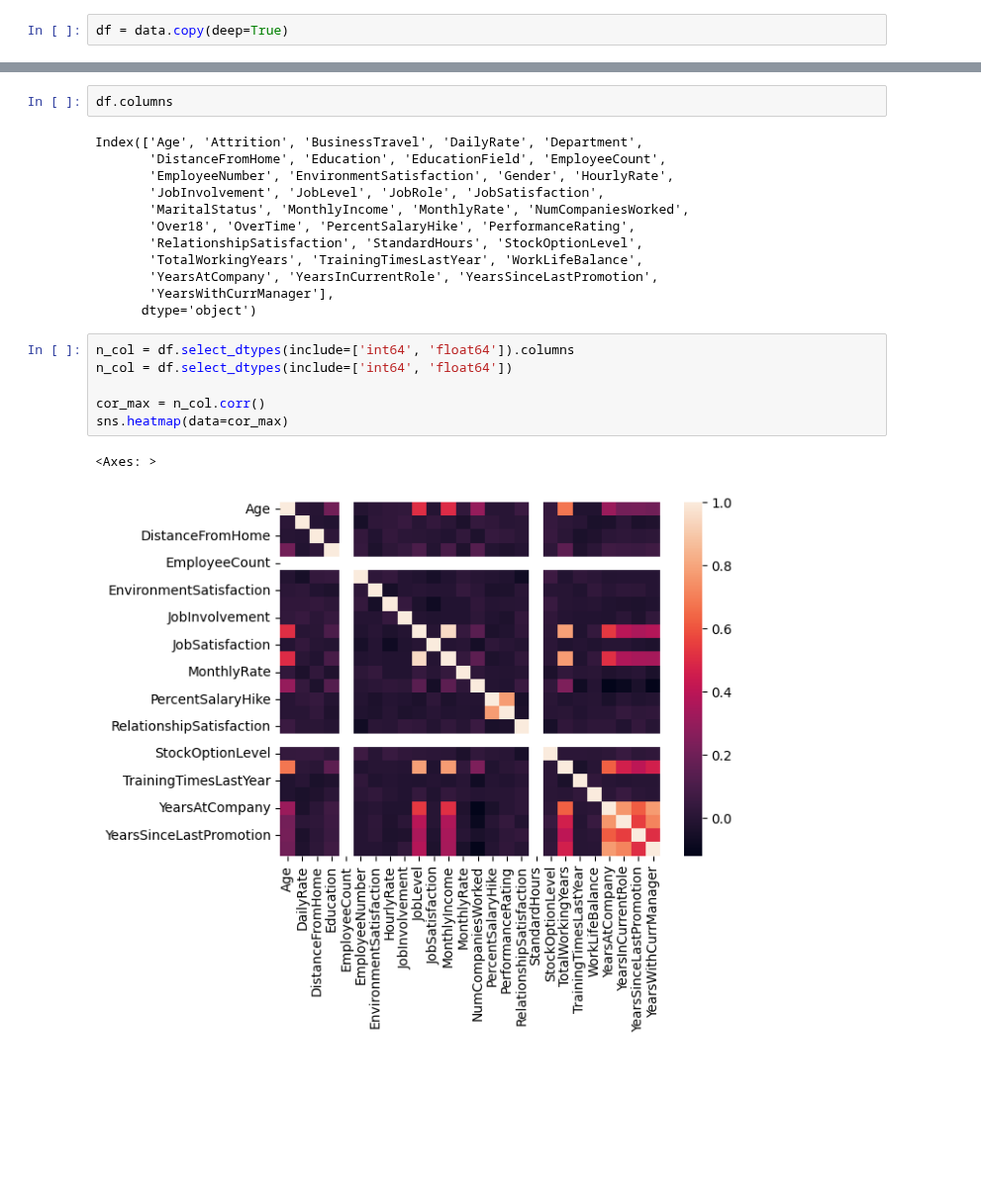
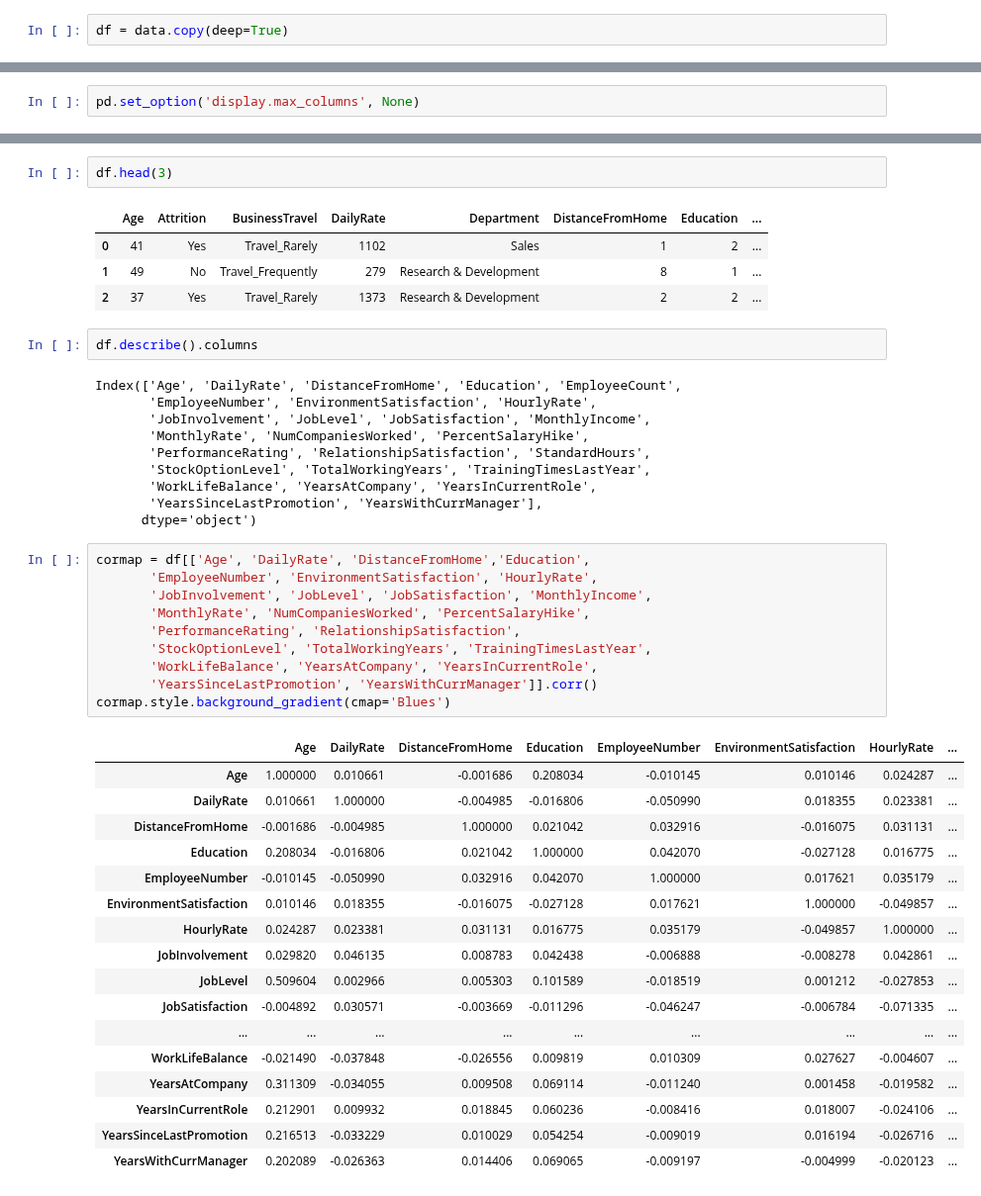
Before and after one commit to JOCRZ/Meriskill-Internship, a Jupyter notebook: Projects/Project3/M1Project3.ipynb, the cells around one changed output, grey strips where cells are left out. Shown at 99% size. Saved outputs shown, nothing was run; the diff lists cells and outputs as text; blank space fills up the shorter version.

Commit message:
from home

```diff
--- a/Projects/Project3/M1Project3.ipynb
+++ b/Projects/Project3/M1Project3.ipynb
@@ -8,0 +115,2 @@ df = data.copy(deep=True)
+# %%
+pd.set_option('display.max_columns', None)
@@ -9,23 +143,47 @@ df = data.copy(deep=True)
+# %%
+df.head(3)
+# %% [output]
+|  | Age | Attrition | BusinessTravel | DailyRate | Department | DistanceFromHome | Education | ... |
+| 0 | 41 | Yes | Travel_Rarely | 1102 | Sales | 1 | 2 | ... |
+| 1 | 49 | No | Travel_Frequently | 279 | Research & Development | 8 | 1 | ... |
+| 2 | 37 | Yes | Travel_Rarely | 1373 | Research & Development | 2 | 2 | ... |
 # %%
-df.columns
+df.describe().columns
 # %% [output]
-Index(['Age', 'Attrition', 'BusinessTravel', 'DailyRate', 'Department',
-       'DistanceFromHome', 'Education', 'EducationField', 'EmployeeCount',
-       'EmployeeNumber', 'EnvironmentSatisfaction', 'Gender', 'HourlyRate',
-       'JobInvolvement', 'JobLevel', 'JobRole', 'JobSatisfaction',
-       'MaritalStatus', 'MonthlyIncome', 'MonthlyRate', 'NumCompaniesWorked',
-       'Over18', 'OverTime', 'PercentSalaryHike', 'PerformanceRating',
-       'RelationshipSatisfaction', 'StandardHours', 'StockOptionLevel',
-       'TotalWorkingYears', 'TrainingTimesLastYear', 'WorkLifeBalance',
-       'YearsAtCompany', 'YearsInCurrentRole', 'YearsSinceLastPromotion',
-       'YearsWithCurrManager'],
+Index(['Age', 'DailyRate', 'DistanceFromHome', 'Education', 'EmployeeCount',
+       'EmployeeNumber', 'EnvironmentSatisfaction', 'HourlyRate',
+       'JobInvolvement', 'JobLevel', 'JobSatisfaction', 'MonthlyIncome',
+       'MonthlyRate', 'NumCompaniesWorked', 'PercentSalaryHike',
+       'PerformanceRating', 'RelationshipSatisfaction', 'StandardHours',
+       'StockOptionLevel', 'TotalWorkingYears', 'TrainingTimesLastYear',
+       'WorkLifeBalance', 'YearsAtCompany', 'YearsInCurrentRole',
+       'YearsSinceLastPromotion', 'YearsWithCurrManager'],
       dtype='object')
-# %%
-n_col = df.select_dtypes(include=['int64', 'float64']).columns
-n_col = df.select_dtypes(include=['int64', 'float64'])
-
-cor_max = n_col.corr()
-sns.heatmap(data=cor_max)
-# %% [output]
-<Axes: >
-[figure, removed]
+# %%
+cormap = df[['Age', 'DailyRate', 'DistanceFromHome','Education',
+       'EmployeeNumber', 'EnvironmentSatisfaction', 'HourlyRate',
+       'JobInvolvement', 'JobLevel', 'JobSatisfaction', 'MonthlyIncome',
+       'MonthlyRate', 'NumCompaniesWorked', 'PercentSalaryHike',
+       'PerformanceRating', 'RelationshipSatisfaction',
+       'StockOptionLevel', 'TotalWorkingYears', 'TrainingTimesLastYear',
+       'WorkLifeBalance', 'YearsAtCompany', 'YearsInCurrentRole',
+       'YearsSinceLastPromotion', 'YearsWithCurrManager']].corr()
+cormap.style.background_gradient(cmap='Blues')
+# %% [output]
+|  | Age | DailyRate | DistanceFromHome | Education | EmployeeNumber | EnvironmentSatisfaction | HourlyRate | ... |
+| Age | 1.000000 | 0.010661 | -0.001686 | 0.208034 | -0.010145 | 0.010146 | 0.024287 | ... |
+| DailyRate | 0.010661 | 1.000000 | -0.004985 | -0.016806 | -0.050990 | 0.018355 | 0.023381 | ... |
+| DistanceFromHome | -0.001686 | -0.004985 | 1.000000 | 0.021042 | 0.032916 | -0.016075 | 0.031131 | ... |
+| Education | 0.208034 | -0.016806 | 0.021042 | 1.000000 | 0.042070 | -0.027128 | 0.016775 | ... |
+| EmployeeNumber | -0.010145 | -0.050990 | 0.032916 | 0.042070 | 1.000000 | 0.017621 | 0.035179 | ... |
+| EnvironmentSatisfaction | 0.010146 | 0.018355 | -0.016075 | -0.027128 | 0.017621 | 1.000000 | -0.049857 | ... |
+| HourlyRate | 0.024287 | 0.023381 | 0.031131 | 0.016775 | 0.035179 | -0.049857 | 1.000000 | ... |
+| JobInvolvement | 0.029820 | 0.046135 | 0.008783 | 0.042438 | -0.006888 | -0.008278 | 0.042861 | ... |
+| JobLevel | 0.509604 | 0.002966 | 0.005303 | 0.101589 | -0.018519 | 0.001212 | -0.027853 | ... |
+| JobSatisfaction | -0.004892 | 0.030571 | -0.003669 | -0.011296 | -0.046247 | -0.006784 | -0.071335 | ... |
+| ... | ... | ... | ... | ... | ... | ... | ... | ... |
+| WorkLifeBalance | -0.021490 | -0.037848 | -0.026556 | 0.009819 | 0.010309 | 0.027627 | -0.004607 | ... |
+| YearsAtCompany | 0.311309 | -0.034055 | 0.009508 | 0.069114 | -0.011240 | 0.001458 | -0.019582 | ... |
+| YearsInCurrentRole | 0.212901 | 0.009932 | 0.018845 | 0.060236 | -0.008416 | 0.018007 | -0.024106 | ... |
+| YearsSinceLastPromotion | 0.216513 | -0.033229 | 0.010029 | 0.054254 | -0.009019 | 0.016194 | -0.026716 | ... |
+| YearsWithCurrManager | 0.202089 | -0.026363 | 0.014406 | 0.069065 | -0.009197 | -0.004999 | -0.020123 | ... |
```
Also changed, not shown: parts of 26 cells of this notebook, 1 other file.
